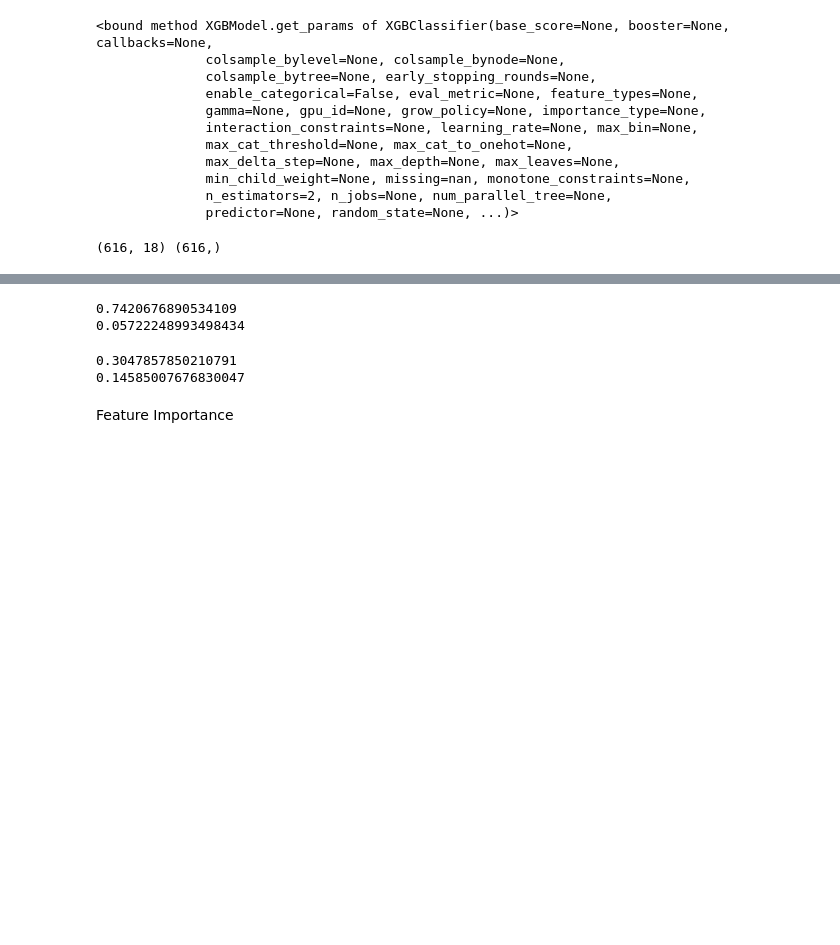
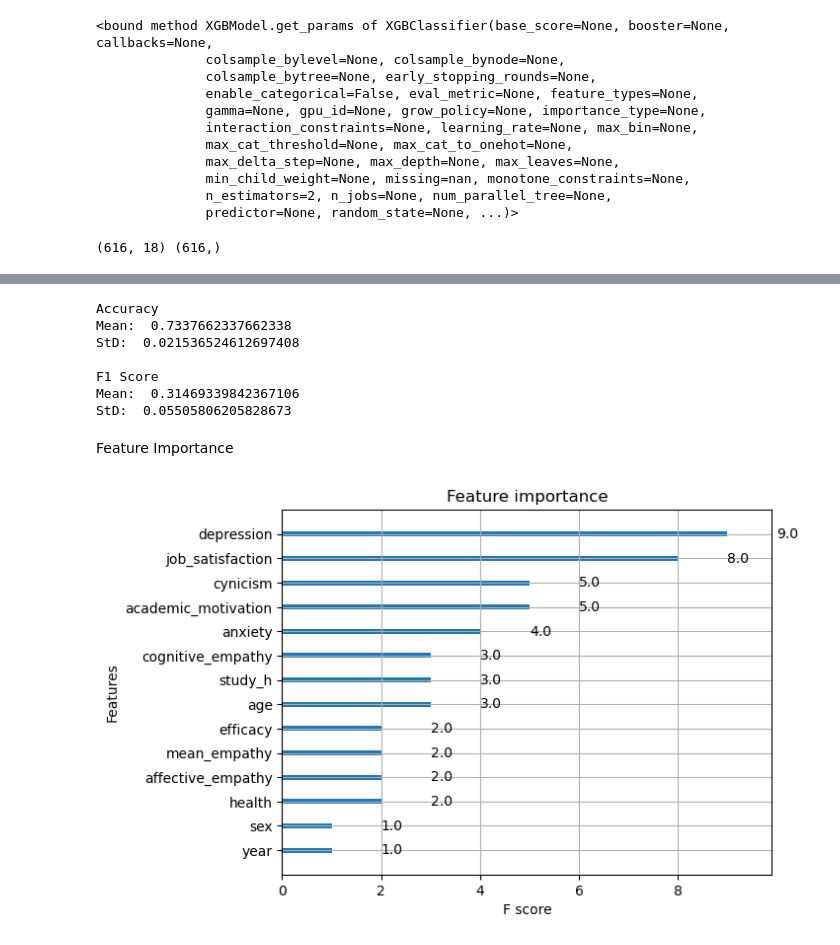
Before and after one commit to adegajew/mental-health, a Jupyter notebook: mental_health.ipynb, the cells around one changed output, grey strips where cells are left out. Cells and saved outputs as stored; diff of their text form; code cells hidden in the pictures; blank space fills up the shorter version.

```diff
--- a/mental_health.ipynb
+++ b/mental_health.ipynb
@@ -528,28 +542,28 @@ print(X_train.shape, y_train.shape)
 # %%
 # parameters for tuning
 
-params = {'max_depth': [3, 6, 7, 10, 15],
+params = {'max_depth': [0, 2, 3, 6, 7, 10, 15],
           'eta': [0.001, 0.01, 0.1],
-          'max_depth':[2,4,6,8,9],
-          'learning_rate': [0.01, 0.1, 0.2, 0.3, 0.4],
+          'learning_rate': [0.0001, 0.01, 0.1, 0.2, 0.3, 0.4, 1],
           'subsample': np.arange(0.5, 1.0, 0.1),
           'colsample_bytree': np.arange(0.5, 1.0, 0.1),
           'colsample_bylevel': np.arange(0.5, 1.0, 0.1),
-          'n_estimators': [2, 10, 250, 500, 750]
+          'n_estimators': [2]
           }
 
 
-xgb = XGBClassifier(objective = "binary:logistic")
+xgb1 = XGBClassifier(objective = "binary:logistic")
 
 #GridSearchCV
-clf = RandomizedSearchCV(estimator = xgb,
+clf = RandomizedSearchCV(estimator = xgb1,
                             param_distributions=params, #param_grid=params
                             scoring = 'f1',
                             n_iter = 50,
                             n_jobs=4,
-                            # cv = 4,
+                            cv = 10,
                             verbose=1,
-                            random_state = 15)
+                            #random_state = 10
+                            )
 
 clf.fit(X_train, y_train)
 
@@ -562,19 +576,21 @@ Best hyperparameter combination:  {'subsample': 0.7, 'n_estimators': 500, 'max_d
 # %%
-xgb1 = XGBClassifier(objective = "binary:logistic",
+xgb2 = XGBClassifier(objective = "binary:logistic",
                     subsample = 0.5,
-                    n_estimators = 250,
-                    max_depth = 4,
+                    n_estimators = 2,
+                    max_depth = 10,
                     learning_rate = 0.4,
-                    eta = 0.01,
-                    colsample_bytree = 0.6,
-                    colsample_bylevel = 0.5 )
+                    eta = 0.001,
+                    colsample_bytree = 0.7999999999999999,
+                    colsample_bylevel = 0.8999999999999999 )
 
-xgb1.fit(X_train, y_train)
+xgb2.fit(X_train, y_train)
 
 #predict labels of test data
-y_pred_xgb1 = xgb1.predict(X_test)
+y_pred_xgb2 = xgb2.predict(X_test)
 
-print(classification_report(y_test, y_pred_xgb1))
+print(classification_report(y_test, y_pred_xgb2))
+
+print('XGBoost\nAccuracy: ', round(xgb2.score(X_test, y_test), 3), ' F1: ', round(f1_score(y_test, y_pred_xgb2), 3))
 # %% [output]
               precision    recall  f1-score   support
 
@@ -587,29 +606,31 @@ weighted avg       0.71      0.74      0.72       265
 # %%
-# evaluating new model with k-Fold Cross Validation
+# evaluating the model with k-Fold Cross Validation
 
-cv_acc = cross_val_score(estimator = xgb1, X = X_train, y = y_train, cv = 10)
+cv_acc = cross_val_score(estimator = xgb2, X = X_train, y = y_train, cv = 8)
 
-print(cv_acc.mean())
-print(cv_acc.std())
+print('Accuracy\nMean: ', cv_acc.mean(), '\nStD: ', cv_acc.std())
+
+cv_f1 = cross_val_score(estimator = xgb2, X = X_train, y = y_train, cv = 5, scoring = 'f1')
+
+print('\nF1 Score\nMean: ', cv_f1.mean(), '\nStD: ', cv_f1.std())
 # %% [output]
-0.7420676890534109
-0.05722248993498434
+Accuracy
+Mean:  0.7337662337662338
+StD:  0.021536524612697408
+
+F1 Score
+Mean:  0.31469339842367106
+StD:  0.05505806205828673
-# %%
-cv_f1 = cross_val_score(estimator = xgb1, X = X_train, y = y_train, cv = 10, scoring = 'f1')
-
-print(cv_f1.mean())
-print(cv_f1.std())
-# %% [output]
-0.3047857850210791
-0.14585007676830047
 # %% [markdown]
 Feature Importance
 # %%
 # print feature importance
 # xgboost built-in function
 
-plot_importance(xgb1)
+plot_importance(xgb2)
 plt.show()
+# %% [output]
+[figure, added]
 # %%
 # explain model output with SHAP
 
```
Also changed, not shown: parts of 9 cells of this notebook.
